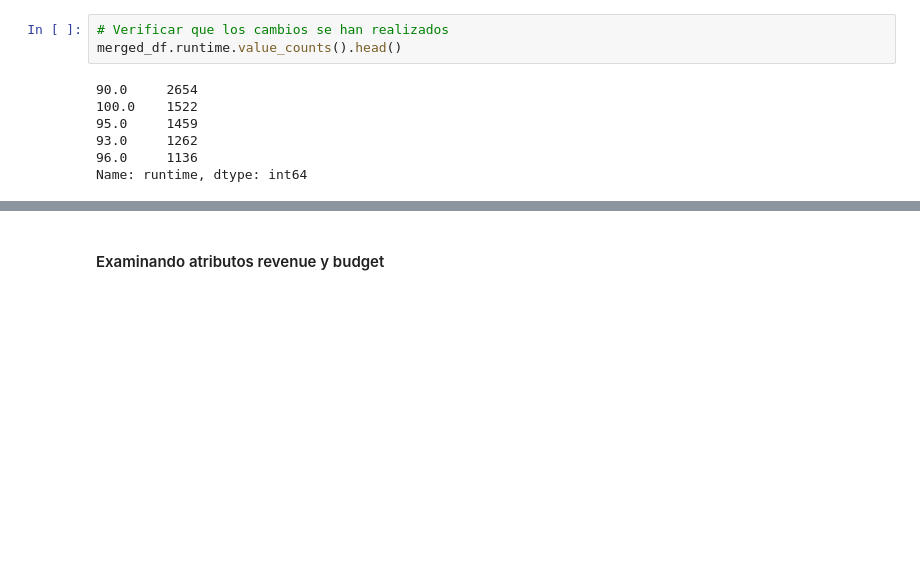
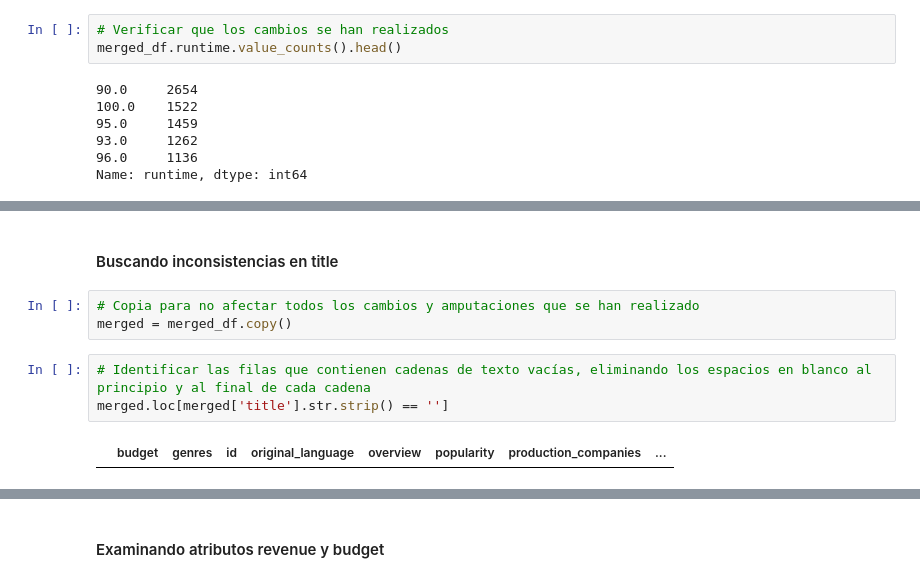
Before and after one commit to DanniRodrJ/Content-Based_Movie_Recommendation_System, a Jupyter notebook: data-science-notebooks/ETL.ipynb, the cells around one changed output, grey strips where cells are left out. Cells and saved outputs as stored; diff of their text form; blank space fills up the shorter version.

```diff
--- a/data-science-notebooks/ETL_Movies.ipynb
+++ b/data-science-notebooks/ETL.ipynb
@@ -2341,0 +2343,10 @@ merged_df.runtime.isnull().sum()
+# %% [markdown]
+#### Buscando inconsistencias en title
+# %%
+# Copia para no afectar todos los cambios y amputaciones que se han realizado
+merged = merged_df.copy()
+# %%
+# Identificar las filas que contienen cadenas de texto vacías, eliminando los espacios en blanco al principio y al final de cada cadena
+merged.loc[merged['title'].str.strip() == '']
+# %% [output]
+|  | budget | genres | id | original_language | overview | popularity | production_companies | ... |
```
Also changed, not shown: parts of 26 cells of this notebook.
